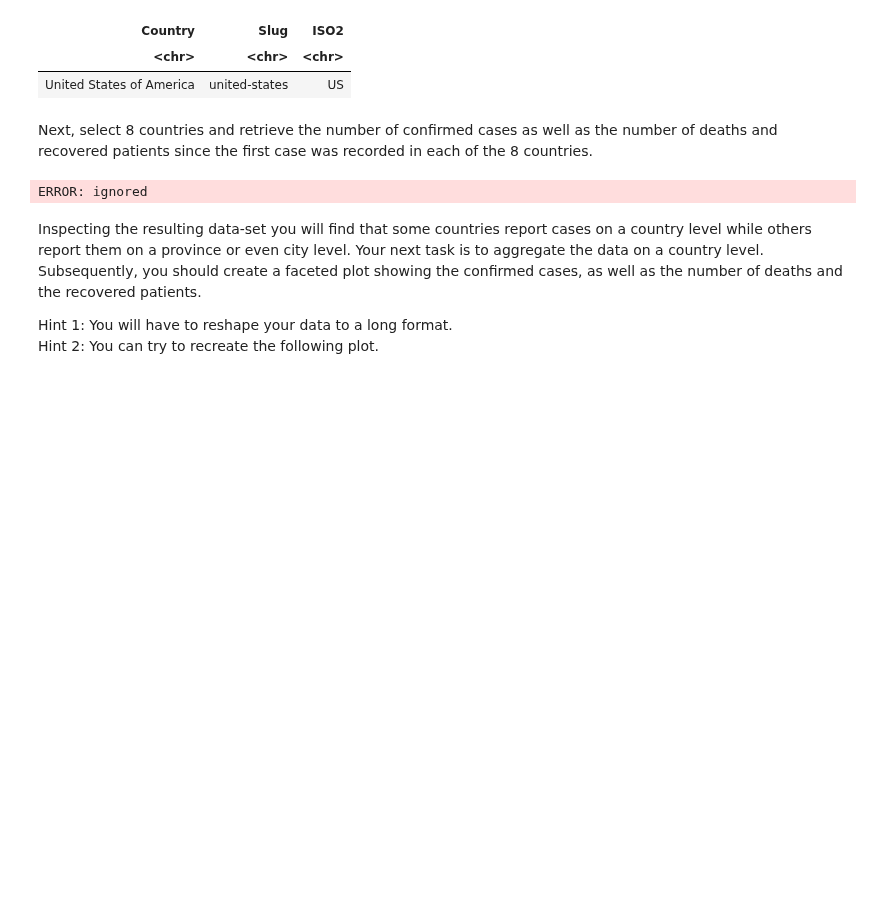
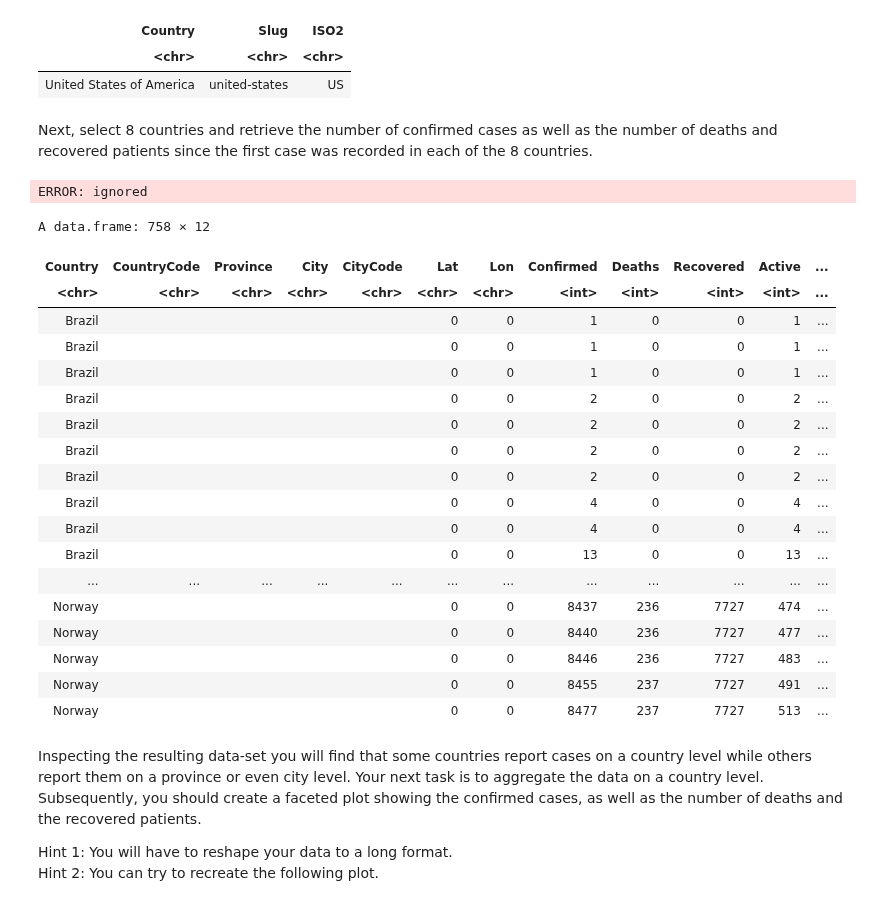
Before and after one commit to michiWS1920/ADS20, a Jupyter notebook: ADS_Programming_Assignment_2.ipynb, the cells around one changed output. Saved outputs shown, nothing was run; the diff lists cells and outputs as text; code cells hidden in the pictures; blank space fills up the shorter version.

```diff
--- a/ADS_Programming_Assignment_2.ipynb
+++ b/ADS_Programming_Assignment_2.ipynb
@@ -73,13 +73,44 @@ A data.frame: 1 × 3
 | United States of America | united-states | US |
 # %% [markdown]
 Next, select 8 countries and retrieve the number of confirmed cases as well as the number of deaths and recovered patients since the first case was recorded in each of the 8 countries.
-# %%
-url = "https://api.covid19api.com/total/dayone/country/countries/status/confirmed"
-countries = "Germany"
-covid_country = fromJSON(paste0(url, countries))
-covid_country
-# %% [output]
-ERROR: ignored
+# %%
+condition1 = "confirmed", "deaths", "recovered"
+
+condition1
+# %% [output]
+ERROR: ignored
+# %%
+base_url = "https://api.covid19api.com/total/dayone/country/"
+
+brazil = fromJSON(paste0(base_url, "brazil"))
+germany = fromJSON(paste0(base_url, "germany"))
+Mexico = fromJSON(paste0(base_url, "mexico"))
+turkey = fromJSON(paste0(base_url, "turkey"))
+china = fromJSON(paste0(base_url, "china"))
+sweden = fromJSON(paste0(base_url, "sweden"))
+spain = fromJSON(paste0(base_url, "spain"))
+norway = fromJSON(paste0(base_url, "norway"))
+bind_rows(brazil, germany, Mexico, turkey, china, sweden, spain, norway)
+# %% [output]
+A data.frame: 758 × 12
+| Country | CountryCode | Province | City | CityCode | Lat | Lon | Confirmed | Deaths | Recovered | Active | ... |
+| <chr> | <chr> | <chr> | <chr> | <chr> | <chr> | <chr> | <int> | <int> | <int> | <int> | ... |
+| Brazil |  |  |  |  | 0 | 0 | 1 | 0 | 0 | 1 | ... |
+| Brazil |  |  |  |  | 0 | 0 | 1 | 0 | 0 | 1 | ... |
+| Brazil |  |  |  |  | 0 | 0 | 1 | 0 | 0 | 1 | ... |
+| Brazil |  |  |  |  | 0 | 0 | 2 | 0 | 0 | 2 | ... |
+| Brazil |  |  |  |  | 0 | 0 | 2 | 0 | 0 | 2 | ... |
+| Brazil |  |  |  |  | 0 | 0 | 2 | 0 | 0 | 2 | ... |
+| Brazil |  |  |  |  | 0 | 0 | 2 | 0 | 0 | 2 | ... |
+| Brazil |  |  |  |  | 0 | 0 | 4 | 0 | 0 | 4 | ... |
+| Brazil |  |  |  |  | 0 | 0 | 4 | 0 | 0 | 4 | ... |
+| Brazil |  |  |  |  | 0 | 0 | 13 | 0 | 0 | 13 | ... |
+| ... | ... | ... | ... | ... | ... | ... | ... | ... | ... | ... | ... |
+| Norway |  |  |  |  | 0 | 0 | 8437 | 236 | 7727 | 474 | ... |
+| Norway |  |  |  |  | 0 | 0 | 8440 | 236 | 7727 | 477 | ... |
+| Norway |  |  |  |  | 0 | 0 | 8446 | 236 | 7727 | 483 | ... |
+| Norway |  |  |  |  | 0 | 0 | 8455 | 237 | 7727 | 491 | ... |
+| Norway |  |  |  |  | 0 | 0 | 8477 | 237 | 7727 | 513 | ... |
 # %% [markdown]
 Inspecting the resulting data-set you will find that some countries report cases on a country level while others report them on a province or even city level. Your next task is to aggregate the data on a country level. Subsequently, you should create a faceted plot showing the confirmed cases, as well as the number of deaths and the recovered patients.
 
```
Also changed, not shown: parts of 1 cell of this notebook.
